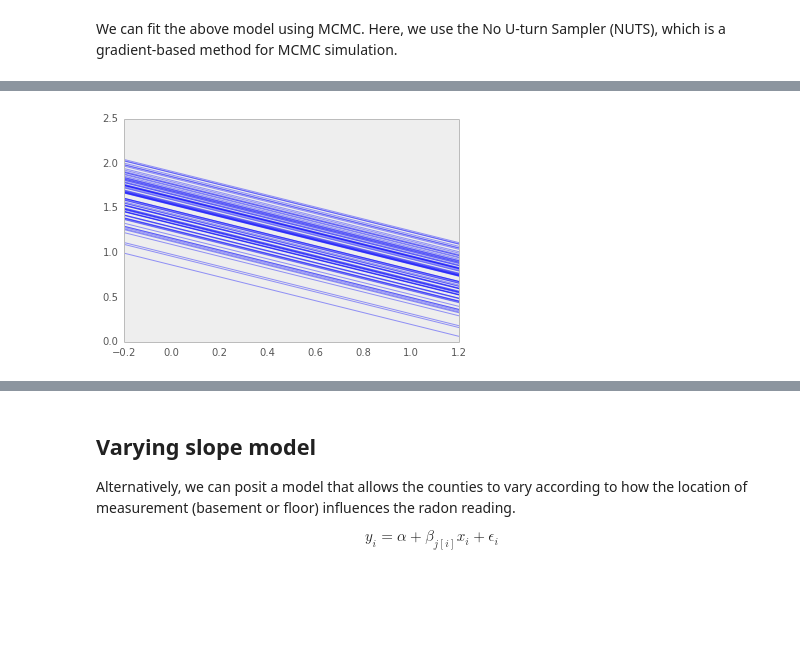
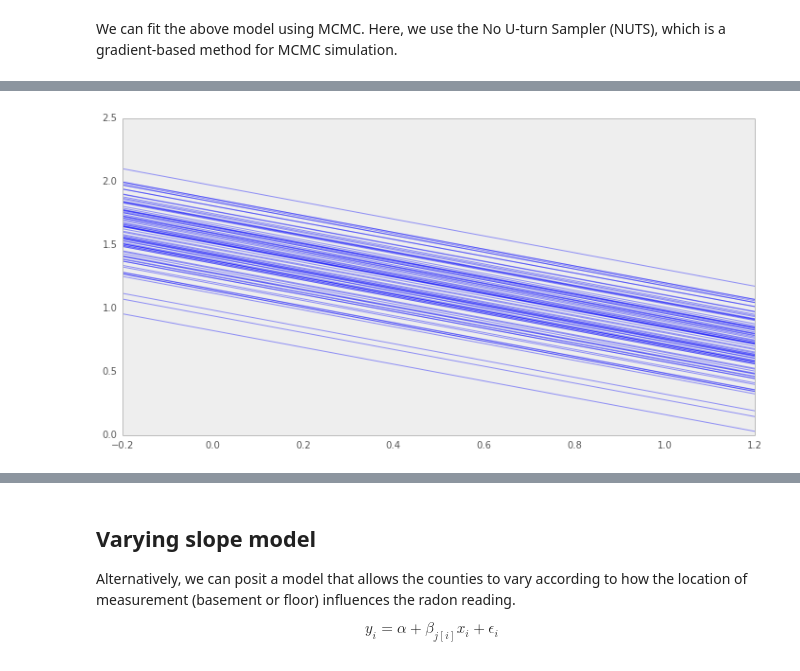
Before and after one commit to fonnesbeck/multilevel_modeling, a Jupyter notebook: multilevel_modeling.ipynb, the cells around one changed output, grey strips where cells are left out. Drawn from its saved outputs; the diff is of its cells as text; code cells hidden in the pictures; blank space fills up the shorter version.

```diff
--- a/multilevel_modeling.ipynb
+++ b/multilevel_modeling.ipynb
@@ -125,0 +120,13 @@ with Model() as unpooled_model:
+# %%
+unpooled_estimates = unpooled_estimates.rename(dict(zip(unpooled_estimates.index.values,
+                    [x[10:-1] or x for x in unpooled_estimates.index.values])))
+unpooled_se = unpooled_fit.HC3_se.rename(dict(zip(unpooled_se.index.values,
+                    [x[10:-1] or x for x in unpooled_se.index.values])))
+# %%
+order = unpooled_estimates.order()[1:].index
+
+plt.scatter(range(len(unpooled_estimates)-1), unpooled_estimates[order])
+for i, m, se in zip(range(len(unpooled_estimates)-1), unpooled_estimates[order], unpooled_se[order]):
+    plt.plot([i,i], [m-se, m+se], 'b-')
+xlim(-1,86); ylim(-1,4)
+ylabel('Radon estimate');xlabel('Ordered county');
@@ -127,15 +138,15 @@ with Model() as unpooled_model:
 sample_counties = ('LAC QUI PARLE', 'AITKIN', 'KOOCHICHING',
                     'DOUGLAS', 'CLAY', 'STEARNS', 'RAMSEY', 'ST LOUIS')
 
-fig, axes = subplots(4, 2, figsize=(6, 12), sharey=True, sharex=True)
+fig, axes = subplots(2, 4, figsize=(12, 6), sharey=True, sharex=True)
 axes = axes.ravel()
 for i,c in enumerate(sample_counties):
-    y = np.log(srrs_mn.activity[np.where(srrs_mn.county==c)[0]] + 0.1)
-    x = srrs_mn.floor[np.where(srrs_mn.county==c)[0]]
+    y = srrs_mn.log_radon[srrs_mn.county==c]
+    x = srrs_mn.floor[srrs_mn.county==c]
     axes[i].scatter(x + np.random.randn(len(x))*0.01, y, alpha=0.4)
 
     # No pooling model
-    m,b = np.polyfit(x, y, 1)
+    m,b = unpooled_estimates[['floor', c]]
 
     # Plot both models and data
     xvals = np.linspace(-0.2, 1.2)
@@ -283,11 +330,13 @@ with Model() as varying_intercept:
 # %% [markdown]
 We can fit the above model using MCMC. Here, we use the No U-turn Sampler (NUTS), which is a gradient-based method for MCMC simulation.
 # %%
+from pymc import psample
+
 with varying_intercept:
 
     step = NUTS()
 
-    varying_intercept_samples = psample(10000, step, threads=2)
+    varying_intercept_samples = psample(2000, step)
 # %%
 from pymc import traceplot
 
@@ -305,7 +354,7 @@ forestplot(varying_intercept_samples, vars=['a'])
 # %%
-b = varying_intercept_samples['a'][0].mean(axis=0)
-m = varying_intercept_samples['b'][0].mean()
-for bi in b:
-    plt.plot(xvals, m*xvals + bi, 'b-', alpha=0.4)
+bp = varying_intercept_samples['a'][0].mean(axis=0)
+mp = varying_intercept_samples['b'][0].mean()
+for bi in bp:
+    plt.plot(xvals, mp*xvals + bi, 'b-', alpha=0.4)
 # %% [output]
-[figure, old version]
+[figure, new version]
```
Also changed, not shown: parts of 29 cells of this notebook, 1 other file.
